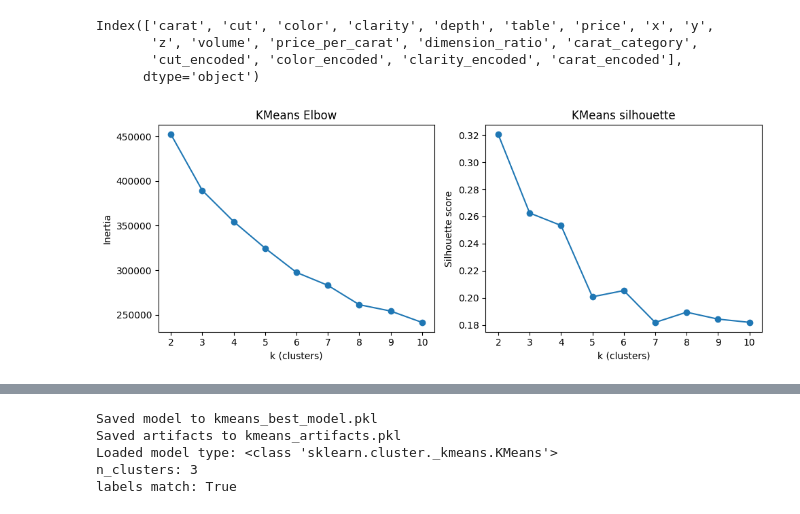
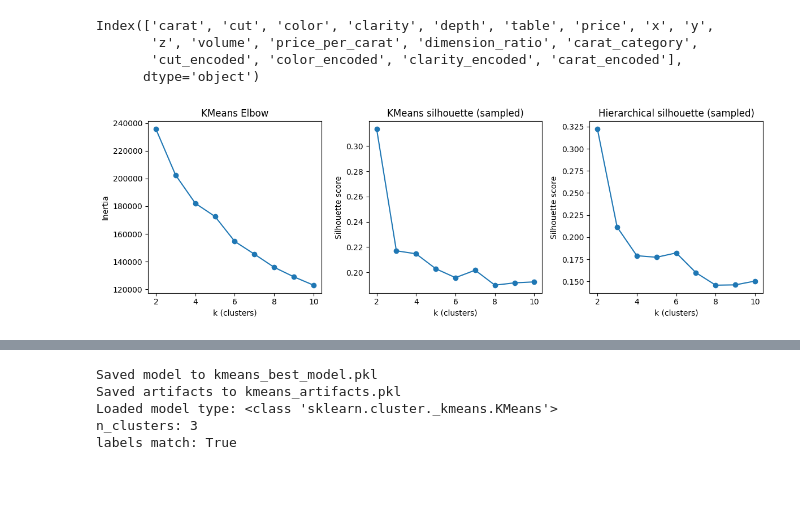
Before and after one commit to santhoshnagendrarajan-ship-it/Diamond-Dynamics2, a Jupyter notebook: clustering.ipynb, the cells around one changed output, grey strips where cells are left out. Cells and saved outputs as stored; diff of their text form; code cells hidden in the pictures; blank space fills up the shorter version.

```diff
--- a/clustering.ipynb
+++ b/clustering.ipynb
@@ -71,73 +143,78 @@ Index(['carat', 'cut', 'color', 'clarity', 'depth', 'table', 'price', 'x', 'y',
        'cut_encoded', 'color_encoded', 'clarity_encoded', 'carat_encoded'],
       dtype='object')
 # %%
-# Clustering experiments: KMeans, DBSCAN, Agglomerative — evaluate with Silhouette/Elbow, visualize with PCA
+# Clustering experiments: KMeans evaluate with Silhouette/Elbow, visualize with PCA
 from sklearn.preprocessing import StandardScaler
-from sklearn.cluster import KMeans, DBSCAN, AgglomerativeClustering
+from sklearn.cluster import KMeans, AgglomerativeClustering
 from sklearn.metrics import silhouette_score
 from sklearn.decomposition import PCA
 import matplotlib.pyplot as plt
 import pickle
 
-# Prepare data for clustering: drop price
-clu_df = df.drop(columns=['price','cut', 'color', 'clarity', 'carat_category']).copy()
-'''# Ensure derived features exist
-for col in ['volume','dimension_ratio','price_per_carat','carat_category']:
-    if col not in clu_df.columns and col == 'volume':
-        clu_df['volume'] = clu_df['x'] * clu_df['y'] * clu_df['z']
-    if col not in clu_df.columns and col == 'dimension_ratio':
-        clu_df['dimension_ratio'] = (clu_df['x'] + clu_df['y']) / (2 * clu_df['z'])
-    if col not in clu_df.columns and col == 'price_per_carat' and 'price' in df.columns:
-        clu_df['price_per_carat'] = df['price'] / df['carat']
+# Prepare data for clustering: use selected numeric features + encoded categories
+keep_cols = top_feats + ['cut_encoded', 'color_encoded', 'clarity_encoded', 'carat_encoded']
+clu_df = df[keep_cols].copy()
 
-# Encode categorical variables via one-hot to avoid implicit ordering
-cat_cols = ['cut','color','clarity','carat_category']
-for c in cat_cols:
-    if c in clu_df.columns:
-        clu_df[c] = clu_df[c].astype('category')
-
-clu_enc = pd.get_dummies(clu_df, columns=[c for c in cat_cols if c in clu_df.columns], drop_first=False)
-'''
-# Fill missing and scale
+# optionally drop any NaNs
 clu_df = clu_df.replace([np.inf, -np.inf], np.nan)
 clu_df = clu_df.apply(pd.to_numeric, errors='coerce')
 clu_df = clu_df.fillna(clu_df.median())
+
 scaler = StandardScaler()
 X = scaler.fit_transform(clu_df)
 
 # PCA for visualization (2D)
 pca2 = PCA(n_components=2, random_state=42)
 X_pca2 = pca2.fit_transform(X)
+
+# silhouette sampling parameter
+sample_sz = min(5000, X.shape[0])
 
 # 1) KMeans: Elbow (inertia) and silhouette
 ks = list(range(2, 11))
 inertias = []
 sil_scores_k = []
 kmeans_models = {}
 for k in ks:
     km = KMeans(n_clusters=k, random_state=42, n_init='auto')
     labels = km.fit_predict(X)
     inertias.append(km.inertia_)
-    sil = silhouette_score(X, labels) #if len(np.unique(labels)) > 1 else np.nan
+    sil = silhouette_score(X, labels, sample_size=sample_sz, random_state=42)
     sil_scores_k.append(sil)
     kmeans_models[k] = (km, sil)
 
-plt.figure(figsize=(10,4))
-plt.subplot(1,2,1)
+# 2) Hierarchical/Agglomerative silhouette (sampled dataset)
+sil_scores_h = {}
+idx = np.random.choice(X.shape[0], size=sample_sz, replace=False)
+X_sample = X[idx]
+for k in ks:
+    hc = AgglomerativeClustering(n_clusters=k)
+    labels_h = hc.fit_predict(X_sample)
+    sil_scores_h[k] = silhouette_score(X_sample, labels_h, sample_size=sample_sz, random_state=42)
+
+plt.figure(figsize=(12,4))
+plt.subplot(1,3,1)
 plt.plot(ks, inertias, '-o')
 plt.xlabel('k (clusters)')
 plt.ylabel('Inertia')
 plt.title('KMeans Elbow')
 
-plt.subplot(1,2,2)
+plt.subplot(1,3,2)
 plt.plot(ks, sil_scores_k, '-o')
 plt.xlabel('k (clusters)')
 plt.ylabel('Silhouette score')
-plt.title('KMeans silhouette')
+plt.title('KMeans silhouette (sampled)')
+
+plt.subplot(1,3,3)
+plt.plot(ks, [sil_scores_h[k] for k in ks], '-o')
+plt.xlabel('k (clusters)')
+plt.ylabel('Silhouette score')
+plt.title('Hierarchical silhouette (sampled)')
+
 plt.tight_layout()
 plt.show()
 # %% [output]
-[figure, old version]
+[figure, new version]
 # %%
 display(clu_df)
 display(X)
```
Also changed, not shown: parts of 3 cells of this notebook.
